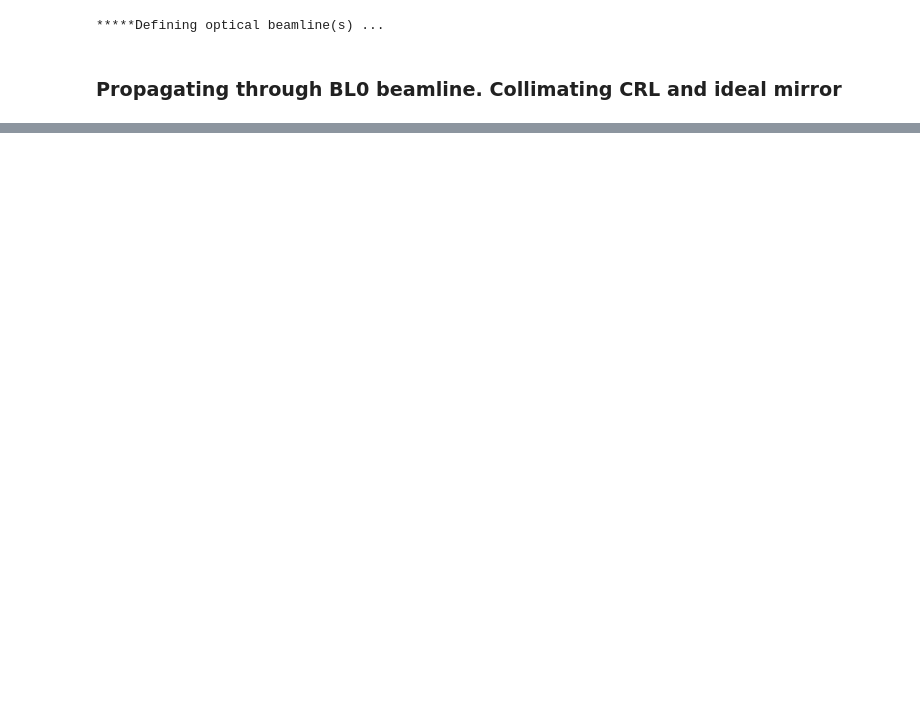
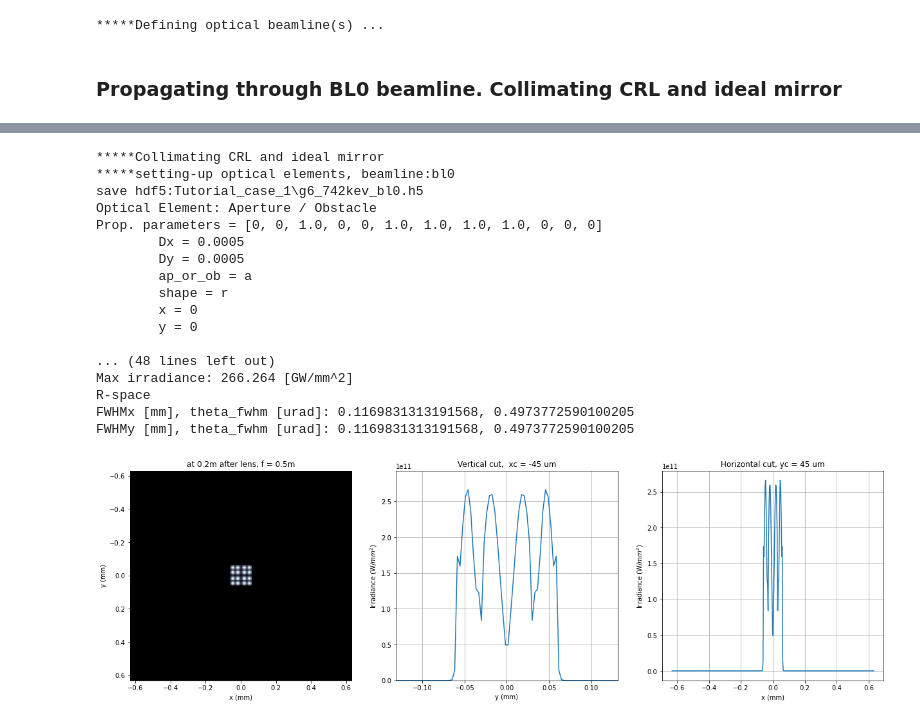
Before and after one commit to nanw0321/SRW_Mono, a Jupyter notebook: WPG_Customize_OE.ipynb, the cells around one changed output, grey strips where cells are left out. Cells and saved outputs as stored; diff of their text form; code cells hidden in the pictures; blank space fills up the shorter version.

```diff
--- a/WPG_Customize_OE.ipynb
+++ b/WPG_Customize_OE.ipynb
@@ -467,0 +493,50 @@ plt.colorbar()
+# %%
+print('*****Collimating CRL and ideal mirror')
+bPlotted = False
+isHlog = False
+isVlog = False
+bSaved = True
+optBL = optBL0
+strBL = 'bl0'
+pos_title = 'at exp hall wall'
+print('*****setting-up optical elements, beamline:'+ strBL)
+
+bl = optBL
+#print(bl)
+
+if bSaved:
+    out_file_name = os.path.join(strDataFolderName, fname0+'_'+strBL+'.h5')
+    print('save hdf5:'+ out_file_name)
+else:
+    out_file_name = None
+
+startTime = time.time()
+mwf = propagate_wavefront(ifname, bl,out_file_name)
+print('propagation lasted: {} min'.format(round((time.time() - startTime) / 6.) / 10.))
+
+# plot
+print('*****focusing')
+plot_wfront(mwf, 'at '+str(z2)+'m after lens, f = {}m'.format(f),False, False, 1e-4,1e-7,'x', True, saveDir='./'+strDataFolderName)
+plt.set_cmap('bone') #set color map, 'bone', 'hot', 'jet', etc
+plt.axis('tight')
+print('FWHMx [mm], theta_fwhm [urad]: {}, {}'.format(calculate_fwhm_x(mwf)*1e3, calculate_fwhm_x(mwf)/(z1+z2)*1e6))
+print('FWHMy [mm], theta_fwhm [urad]: {}, {}'.format(calculate_fwhm_y(mwf)*1e3, calculate_fwhm_y(mwf)/(z1+z2)*1e6))
+# %% [output]
+*****Collimating CRL and ideal mirror
+*****setting-up optical elements, beamline:bl0
+save hdf5:Tutorial_case_1\g6_742kev_bl0.h5
+Optical Element: Aperture / Obstacle
+Prop. parameters = [0, 0, 1.0, 0, 0, 1.0, 1.0, 1.0, 1.0, 0, 0, 0]
+        Dx = 0.0005
+        Dy = 0.0005
+        ap_or_ob = a
+        shape = r
+        x = 0
+        y = 0
+
+... (48 lines left out)
+Max irradiance: 266.264 [GW/mm^2]
+R-space
+FWHMx [mm], theta_fwhm [urad]: 0.1169831313191568, 0.4973772590100205
+FWHMy [mm], theta_fwhm [urad]: 0.1169831313191568, 0.4973772590100205
+[figure, added]
```
Also changed, not shown: parts of 9 cells of this notebook, 8 other files.
